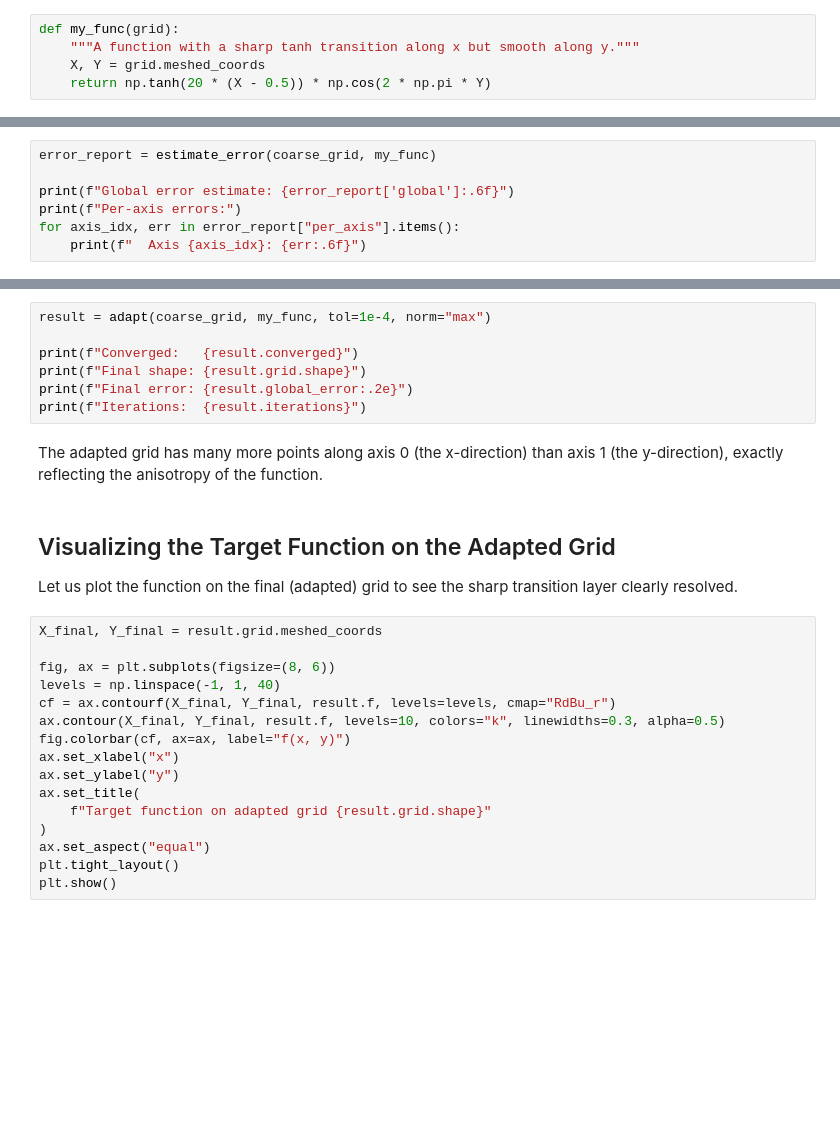
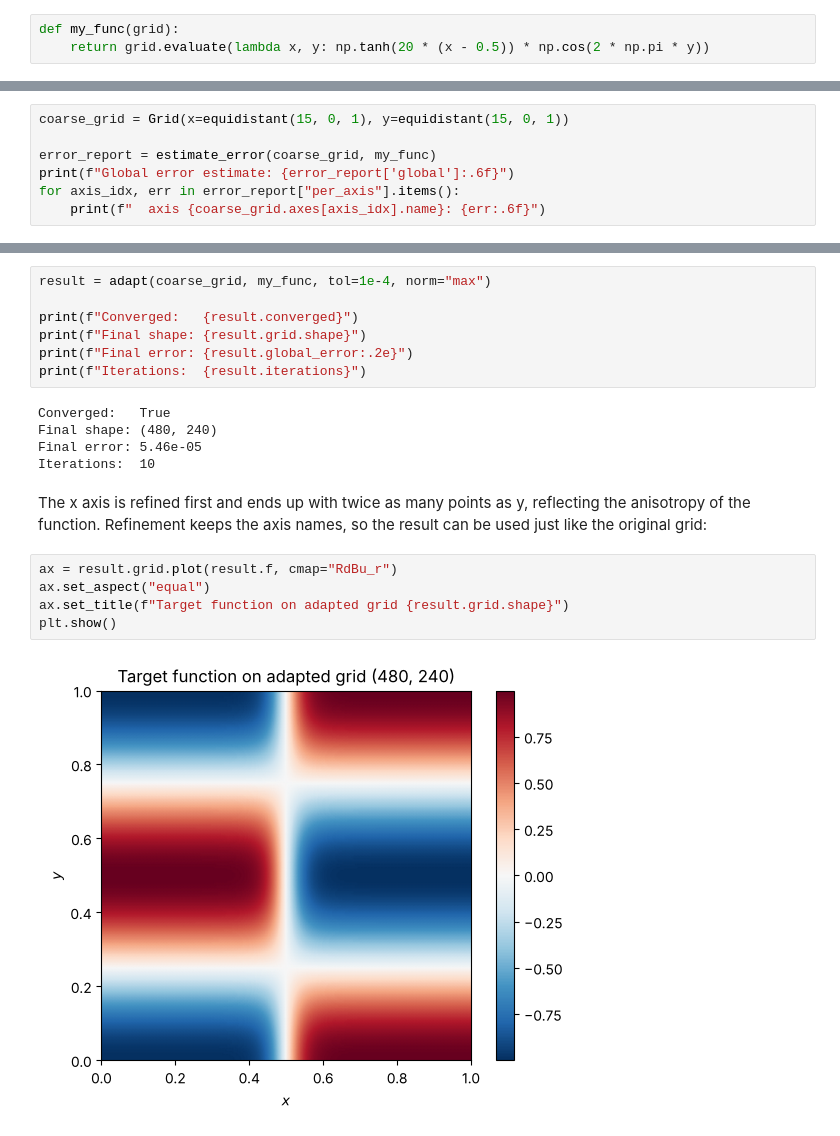
Before and after one commit to maroba/numgrids, a Jupyter notebook: examples/adaptive-refinement-demo.ipynb, the cells around one changed output, grey strips where cells are left out. Drawn from its saved outputs; the diff is of its cells as text; blank space fills up the shorter version.

```diff
--- a/examples/adaptive-refinement-demo.ipynb
+++ b/examples/adaptive-refinement-demo.ipynb
@@ -29,8 +28,6 @@ A good AMR algorithm should detect this asymmetry and place many more points alo
 # %%
 def my_func(grid):
-    """A function with a sharp tanh transition along x but smooth along y."""
-    X, Y = grid.meshed_coords
-    return np.tanh(20 * (X - 0.5)) * np.cos(2 * np.pi * Y)
+    return grid.evaluate(lambda x, y: np.tanh(20 * (x - 0.5)) * np.cos(2 * np.pi * y))
 # %% [markdown]
 ## One-Shot Error Estimation
 
@@ -47,7 +36,7 @@ print(f"Total points:      {coarse_grid.size}")
 # %%
+coarse_grid = Grid(x=equidistant(15, 0, 1), y=equidistant(15, 0, 1))
+
 error_report = estimate_error(coarse_grid, my_func)
-
 print(f"Global error estimate: {error_report['global']:.6f}")
-print(f"Per-axis errors:")
 for axis_idx, err in error_report["per_axis"].items():
-    print(f"  Axis {axis_idx}: {err:.6f}")
+    print(f"  axis {coarse_grid.axes[axis_idx].name}: {err:.6f}")
@@ -64,28 +59,21 @@ print(f"Converged:   {result.converged}")
 print(f"Final shape: {result.grid.shape}")
 print(f"Final error: {result.global_error:.2e}")
 print(f"Iterations:  {result.iterations}")
+# %% [output]
+Converged:   True
+Final shape: (480, 240)
+Final error: 5.46e-05
+Iterations:  10
-# %% [markdown]
-The adapted grid has many more points along axis 0 (the x-direction) than axis 1 (the y-direction), exactly reflecting the anisotropy of the function.
-# %% [markdown]
-## Visualizing the Target Function on the Adapted Grid
-
-Let us plot the function on the final (adapted) grid to see the sharp transition layer clearly resolved.
-# %%
-X_final, Y_final = result.grid.meshed_coords
-
-fig, ax = plt.subplots(figsize=(8, 6))
-levels = np.linspace(-1, 1, 40)
-cf = ax.contourf(X_final, Y_final, result.f, levels=levels, cmap="RdBu_r")
-ax.contour(X_final, Y_final, result.f, levels=10, colors="k", linewidths=0.3, alpha=0.5)
-fig.colorbar(cf, ax=ax, label="f(x, y)")
-ax.set_xlabel("x")
-ax.set_ylabel("y")
-ax.set_title(
-    f"Target function on adapted grid {result.grid.shape}"
-)
-ax.set_aspect("equal")
-plt.tight_layout()
-plt.show()
+# %% [markdown]
+The x axis is refined first and ends up with twice as many points as y, reflecting the anisotropy of the
+function. Refinement keeps the axis names, so the result can be used just like the original grid:
+# %%
+ax = result.grid.plot(result.f, cmap="RdBu_r")
+ax.set_aspect("equal")
+ax.set_title(f"Target function on adapted grid {result.grid.shape}")
+plt.show()
+# %% [output]
+[figure, added]
 # %% [markdown]
 ## Adaptation History
 
```
Also changed, not shown: parts of 22 cells of this notebook, 10 other files.
